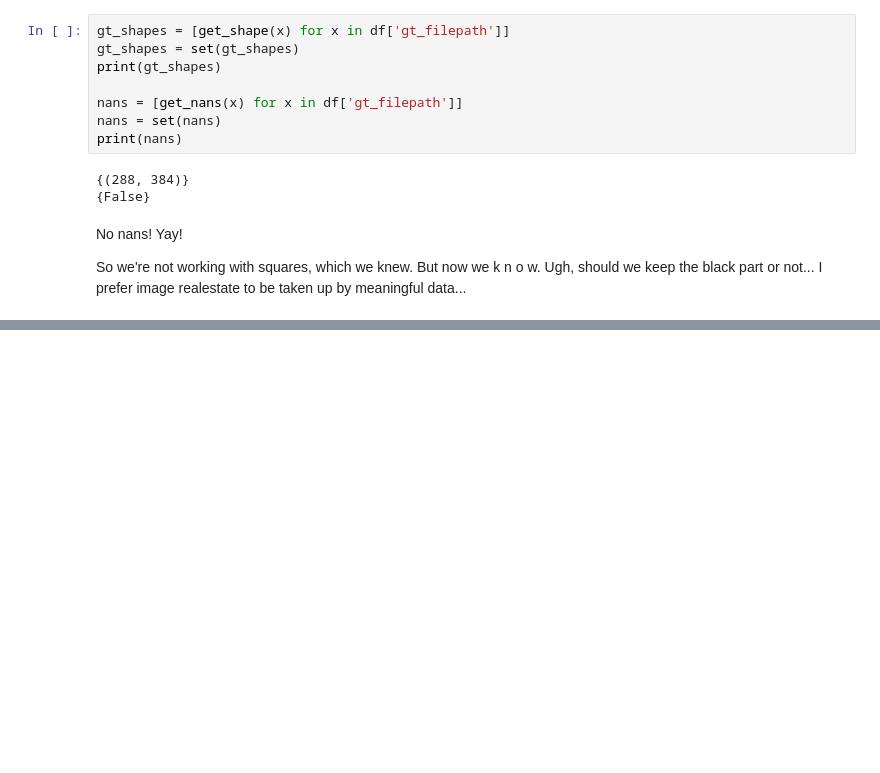
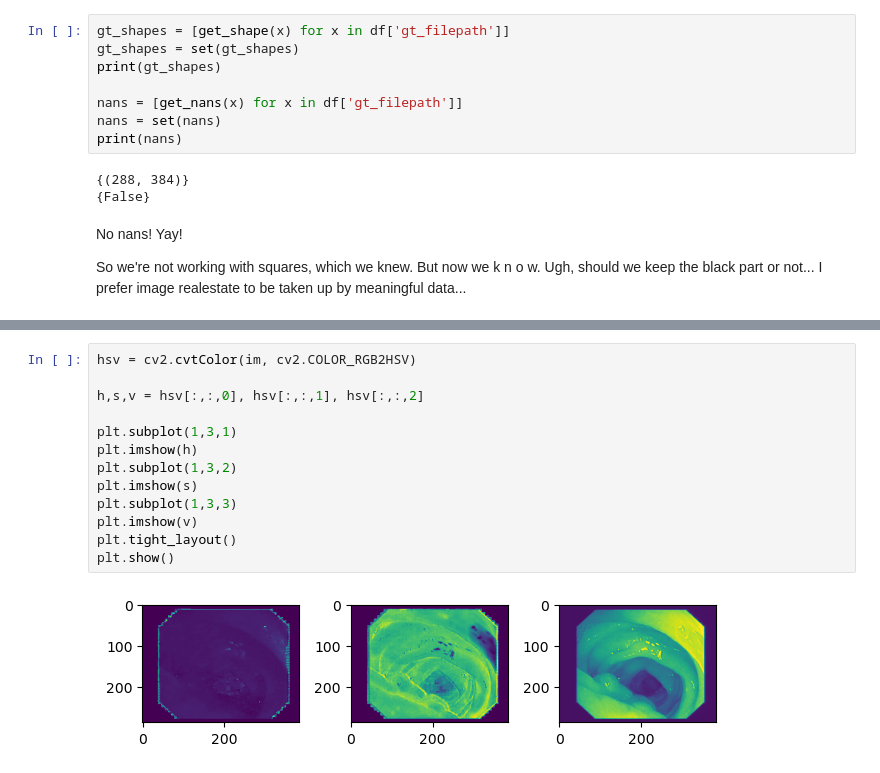
Before and after one commit to Mahi-Mai/SnekZone, a Jupyter notebook: notebooks/additional-image-validation.ipynb, the cells around one changed output, grey strips where cells are left out. Drawn from its saved outputs; the diff is of its cells as text; blank space fills up the shorter version.

```diff
--- a/notebooks/additional-image-validation.ipynb
+++ b/notebooks/additional-image-validation.ipynb
@@ -78,0 +100,15 @@ So we're not working with squares, which we knew. But now we  k n o w.  Ugh, sho
+# %%
+hsv = cv2.cvtColor(im, cv2.COLOR_RGB2HSV)
+
+h,s,v = hsv[:,:,0], hsv[:,:,1], hsv[:,:,2]
+
+plt.subplot(1,3,1)
+plt.imshow(h)
+plt.subplot(1,3,2)
+plt.imshow(s)
+plt.subplot(1,3,3)
+plt.imshow(v)
+plt.tight_layout()
+plt.show()
+# %% [output]
+[figure, added]
```
Also changed, not shown: parts of 3 cells of this notebook, 16 other files.
